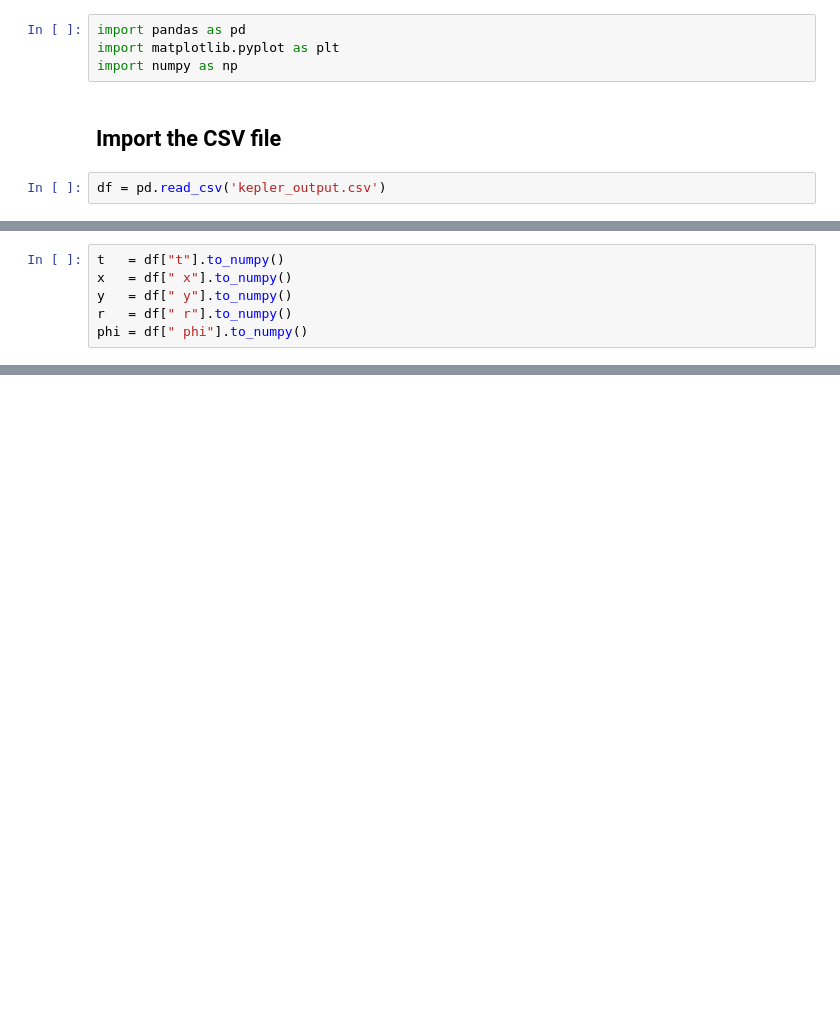
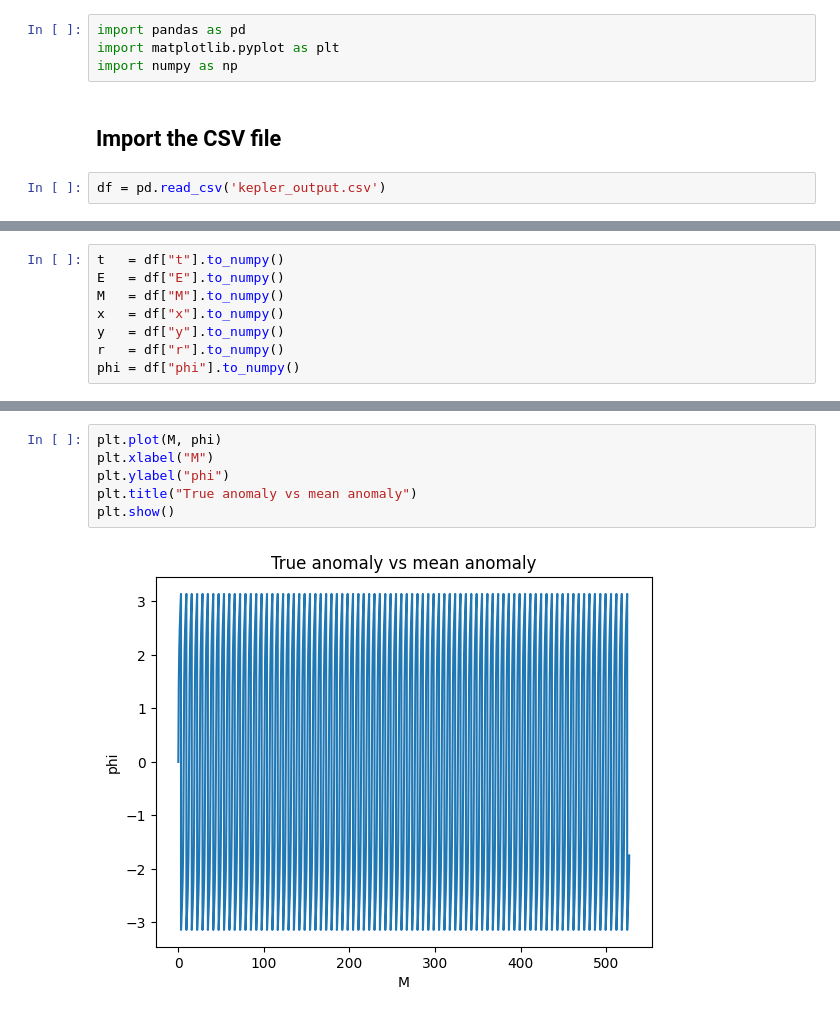
Before and after one commit to furbesco/BTR-Kepler-s-Problem, a Jupyter notebook: post-processing.ipynb, the cells around one changed output, grey strips where cells are left out. Cells and saved outputs as stored; diff of their text form; blank space fills up the shorter version.

Commit message:
added time evolution plots

```diff
--- a/post-processing.ipynb
+++ b/post-processing.ipynb
@@ -26,9 +26,11 @@ Name:  phi, Length: 500001, dtype: float64
 # %%
 t   = df["t"].to_numpy()
-x   = df[" x"].to_numpy()
-y   = df[" y"].to_numpy()
-r   = df[" r"].to_numpy()
-phi = df[" phi"].to_numpy()
+E   = df["E"].to_numpy()
+M   = df["M"].to_numpy()
+x   = df["x"].to_numpy()
+y   = df["y"].to_numpy()
+r   = df["r"].to_numpy()
+phi = df["phi"].to_numpy()
 # %%
 plt.figure()
 plt.plot(x, y, label="Orbit")
@@ -42,3 +44,11 @@ plt.tight_layout()
 plt.show()
 # %% [output]
 [figure]
+# %%
+plt.plot(M, phi)
+plt.xlabel("M")
+plt.ylabel("phi")
+plt.title("True anomaly vs mean anomaly")
+plt.show()
+# %% [output]
+[figure, added]
```
Also changed, not shown: parts of 4 cells of this notebook, 3 other files.
